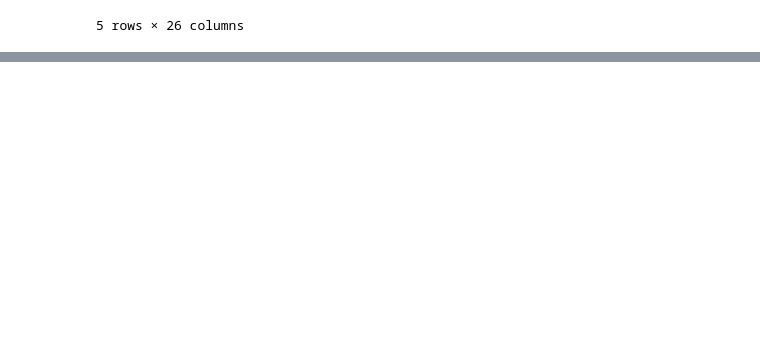
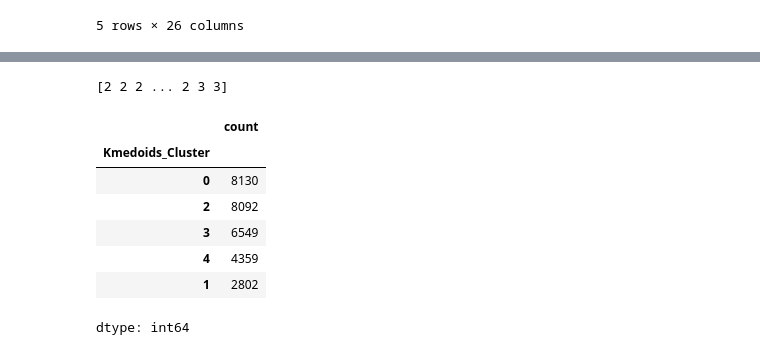
Before and after one commit to BAHAMLAOUHI/Clustering-Approach-to-High-Dimensional-Data, a Jupyter notebook: Experimentation.ipynb, the cells around one changed output, grey strips where cells are left out. Cells and saved outputs as stored; diff of their text form; code cells hidden in the pictures; blank space fills up the shorter version.

```diff
--- a/Experimentation.ipynb
+++ b/Experimentation.ipynb
@@ -402,0 +333,21 @@ plt.show()
+# %%
+# Apply K-Medoids clustering
+kmedoids = KMedoids(n_clusters=5, random_state=42)
+labelsk = kmedoids.fit_predict(X)
+# %%
+print(labelsk)
+# %% [output]
+[2 2 2 ... 2 3 3]
+# %%
+df["Kmedoids_Cluster"]=labelsk
+# %%
+df["Kmedoids_Cluster"].value_counts()
+# %% [output]
+|  | count |
+| Kmedoids_Cluster |  |
+| 0 | 8130 |
+| 2 | 8092 |
+| 3 | 6549 |
+| 4 | 4359 |
+| 1 | 2802 |
+dtype: int64
```
Also changed, not shown: parts of 35 cells of this notebook.
